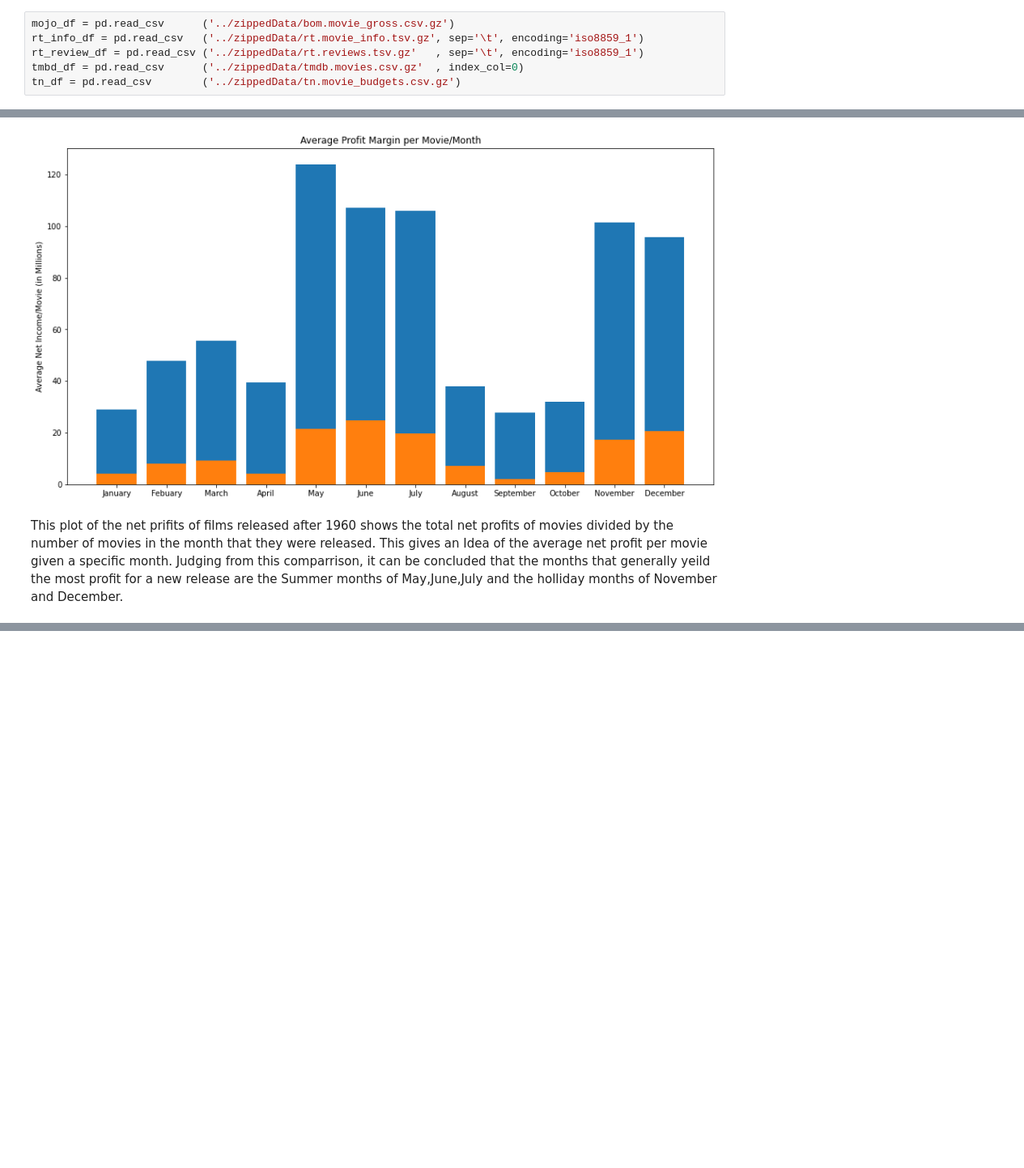
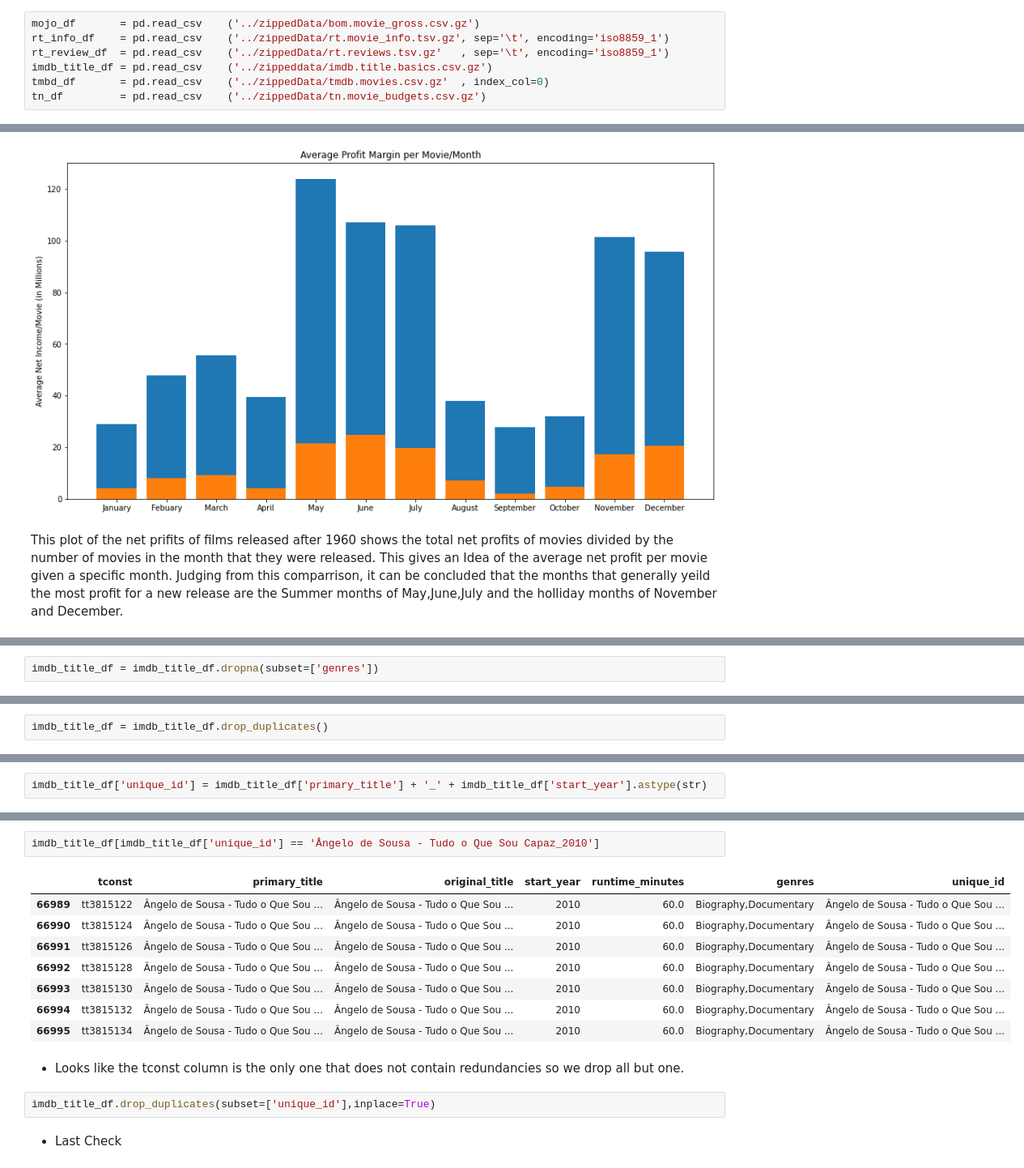
Before and after one commit to JCherryA050/phase_1_project, a Jupyter notebook: working_notebooks/project_notebook_ajc.ipynb, the cells around one changed output, grey strips where cells are left out. Shown at 81% size. Cells and saved outputs as stored; diff of their text form; blank space fills up the shorter version.

```diff
--- a/working_notebooks/project_notebook_ajc.ipynb
+++ b/working_notebooks/project_notebook_ajc.ipynb
@@ -16,10 +26,11 @@ import matplotlib.pyplot as plt
 %matplotlib inline
 # %%
-mojo_df = pd.read_csv      ('../zippedData/bom.movie_gross.csv.gz')
-rt_info_df = pd.read_csv   ('../zippedData/rt.movie_info.tsv.gz', sep='\t', encoding='iso8859_1')
-rt_review_df = pd.read_csv ('../zippedData/rt.reviews.tsv.gz'   , sep='\t', encoding='iso8859_1')
-tmbd_df = pd.read_csv      ('../zippedData/tmdb.movies.csv.gz'  , index_col=0)
-tn_df = pd.read_csv        ('../zippedData/tn.movie_budgets.csv.gz')
+mojo_df       = pd.read_csv    ('../zippedData/bom.movie_gross.csv.gz')
+rt_info_df    = pd.read_csv    ('../zippedData/rt.movie_info.tsv.gz', sep='\t', encoding='iso8859_1')
+rt_review_df  = pd.read_csv    ('../zippedData/rt.reviews.tsv.gz'   , sep='\t', encoding='iso8859_1')
+imdb_title_df = pd.read_csv    ('../zippeddata/imdb.title.basics.csv.gz')
+tmbd_df       = pd.read_csv    ('../zippedData/tmdb.movies.csv.gz'  , index_col=0)
+tn_df         = pd.read_csv    ('../zippedData/tn.movie_budgets.csv.gz')
 # %% [markdown]
 # Regarding Month to Roll out Original Material
 ## Using The Numbers
@@ -131,0 +141,2 @@ memory usage: 146.4+ KB
+# %%
+imdb_title_df = imdb_title_df.dropna(subset=['genres'])
@@ -131,0 +147,2 @@ memory usage: 146.4+ KB
+# %%
+imdb_title_df = imdb_title_df.drop_duplicates()
@@ -131,0 +151,2 @@ memory usage: 146.4+ KB
+# %%
+imdb_title_df['unique_id'] = imdb_title_df['primary_title'] + '_' + imdb_title_df['start_year'].astype(str)
@@ -131,0 +170,17 @@ memory usage: 146.4+ KB
+# %%
+imdb_title_df[imdb_title_df['unique_id'] == 'Ângelo de Sousa - Tudo o Que Sou Capaz_2010']
+# %% [output]
+|  | tconst | primary_title | original_title | start_year | runtime_minutes | genres | unique_id |
+| 66989 | tt3815122 | Ângelo de Sousa - Tudo o Que Sou ... | Ângelo de Sousa - Tudo o Que Sou ... | 2010 | 60.0 | Biography,Documentary | Ângelo de Sousa - Tudo o Que Sou ... |
+| 66990 | tt3815124 | Ângelo de Sousa - Tudo o Que Sou ... | Ângelo de Sousa - Tudo o Que Sou ... | 2010 | 60.0 | Biography,Documentary | Ângelo de Sousa - Tudo o Que Sou ... |
+| 66991 | tt3815126 | Ângelo de Sousa - Tudo o Que Sou ... | Ângelo de Sousa - Tudo o Que Sou ... | 2010 | 60.0 | Biography,Documentary | Ângelo de Sousa - Tudo o Que Sou ... |
+| 66992 | tt3815128 | Ângelo de Sousa - Tudo o Que Sou ... | Ângelo de Sousa - Tudo o Que Sou ... | 2010 | 60.0 | Biography,Documentary | Ângelo de Sousa - Tudo o Que Sou ... |
+| 66993 | tt3815130 | Ângelo de Sousa - Tudo o Que Sou ... | Ângelo de Sousa - Tudo o Que Sou ... | 2010 | 60.0 | Biography,Documentary | Ângelo de Sousa - Tudo o Que Sou ... |
+| 66994 | tt3815132 | Ângelo de Sousa - Tudo o Que Sou ... | Ângelo de Sousa - Tudo o Que Sou ... | 2010 | 60.0 | Biography,Documentary | Ângelo de Sousa - Tudo o Que Sou ... |
+| 66995 | tt3815134 | Ângelo de Sousa - Tudo o Que Sou ... | Ângelo de Sousa - Tudo o Que Sou ... | 2010 | 60.0 | Biography,Documentary | Ângelo de Sousa - Tudo o Que Sou ... |
+# %% [markdown]
+- Looks like the tconst column is the only one that does not contain redundancies so we drop all but one.
+# %%
+imdb_title_df.drop_duplicates(subset=['unique_id'],inplace=True)
+# %% [markdown]
+- Last Check
```
Also changed, not shown: parts of 37 cells of this notebook, 3 other files.
